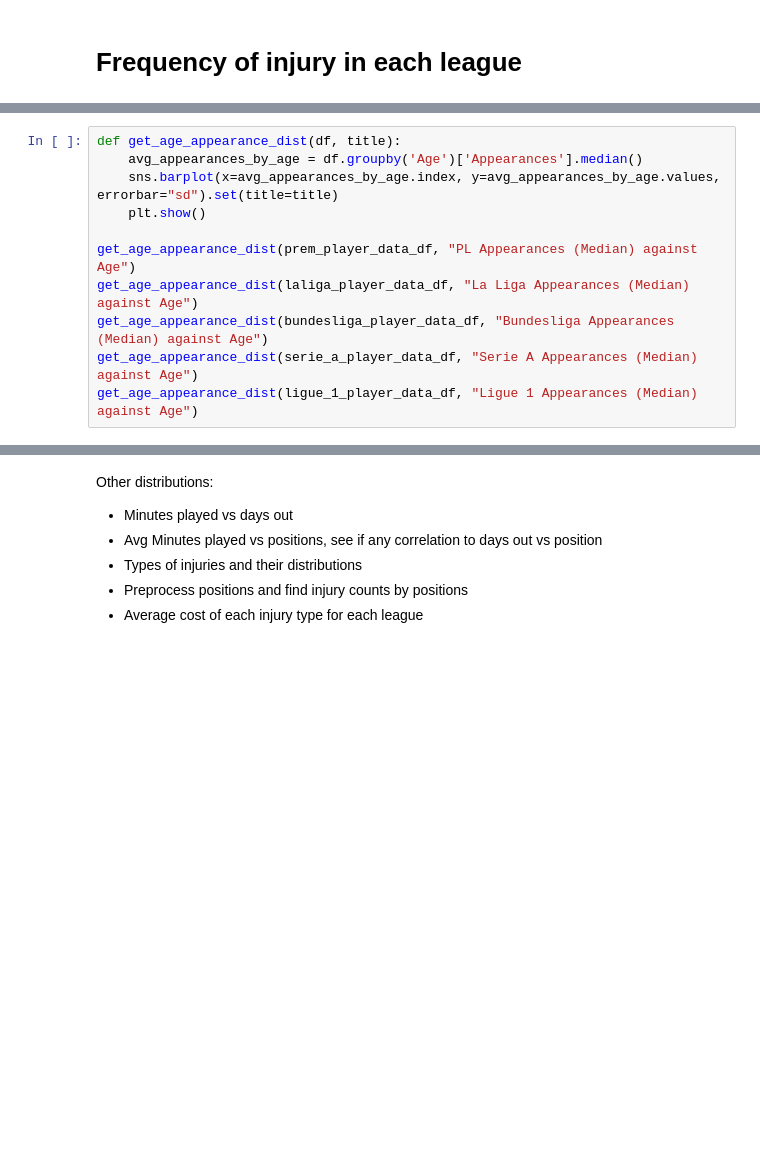
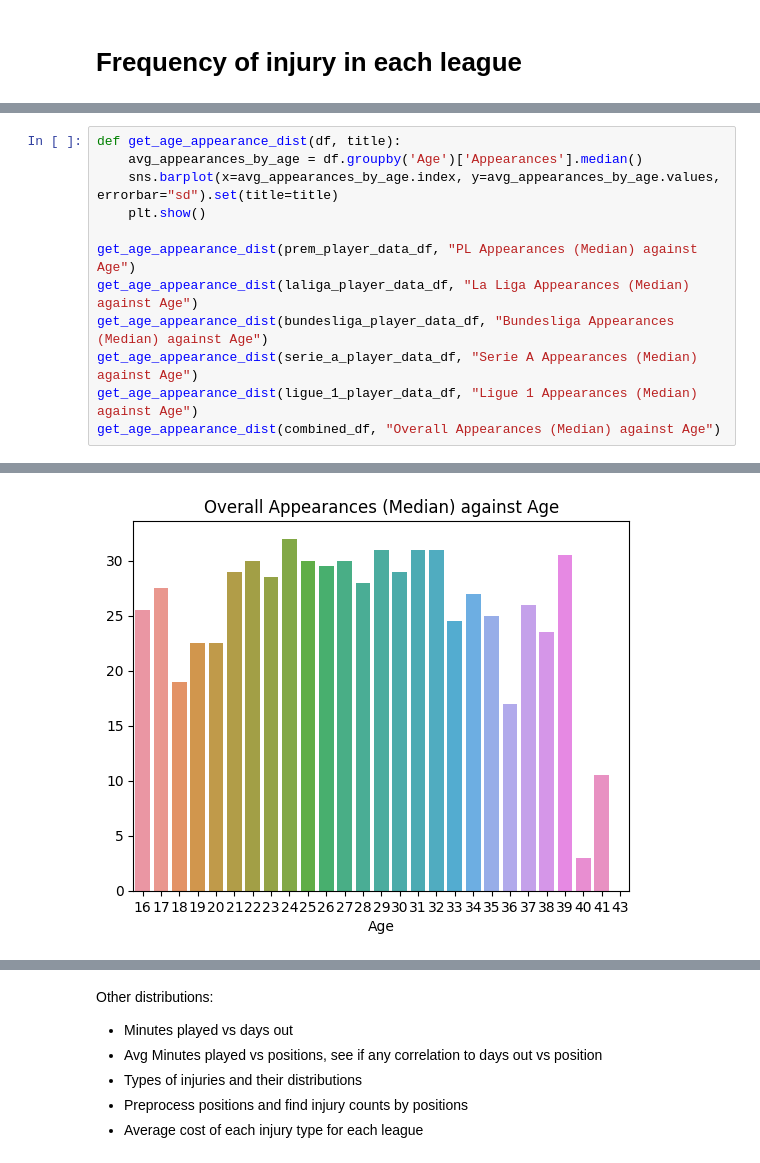
Before and after one commit to tsumian/MA4199-Injury-Prediction, a Jupyter notebook: ma4199-data-preprocessing.ipynb, the cells around one changed output, grey strips where cells are left out. Cells and saved outputs as stored; diff of their text form; blank space fills up the shorter version.

```diff
--- a/ma4199-data-preprocessing.ipynb
+++ b/ma4199-data-preprocessing.ipynb
@@ -246,20 +388,22 @@ get_injury_chart(total_injured, total_not_injured, "Total Injury Rates 23/24")
 # %%
 def get_age_appearance_dist(df, title):
     avg_appearances_by_age = df.groupby('Age')['Appearances'].median()
     sns.barplot(x=avg_appearances_by_age.index, y=avg_appearances_by_age.values, errorbar="sd").set(title=title)
     plt.show()
 
 get_age_appearance_dist(prem_player_data_df, "PL Appearances (Median) against Age")
 get_age_appearance_dist(laliga_player_data_df, "La Liga Appearances (Median) against Age")
 get_age_appearance_dist(bundesliga_player_data_df, "Bundesliga Appearances (Median) against Age")
 get_age_appearance_dist(serie_a_player_data_df, "Serie A Appearances (Median) against Age")
 get_age_appearance_dist(ligue_1_player_data_df, "Ligue 1 Appearances (Median) against Age")
+get_age_appearance_dist(combined_df, "Overall Appearances (Median) against Age")
 # %% [output]
 [figure]
 [figure]
 [figure]
 [figure]
 [figure]
+[figure, added]
 # %%
 def get_pos_appearance_dist(df, title):
     avg_appearances_by_age = df.groupby('Position')['Appearances'].median()
```
Also changed, not shown: parts of 20 cells of this notebook.
